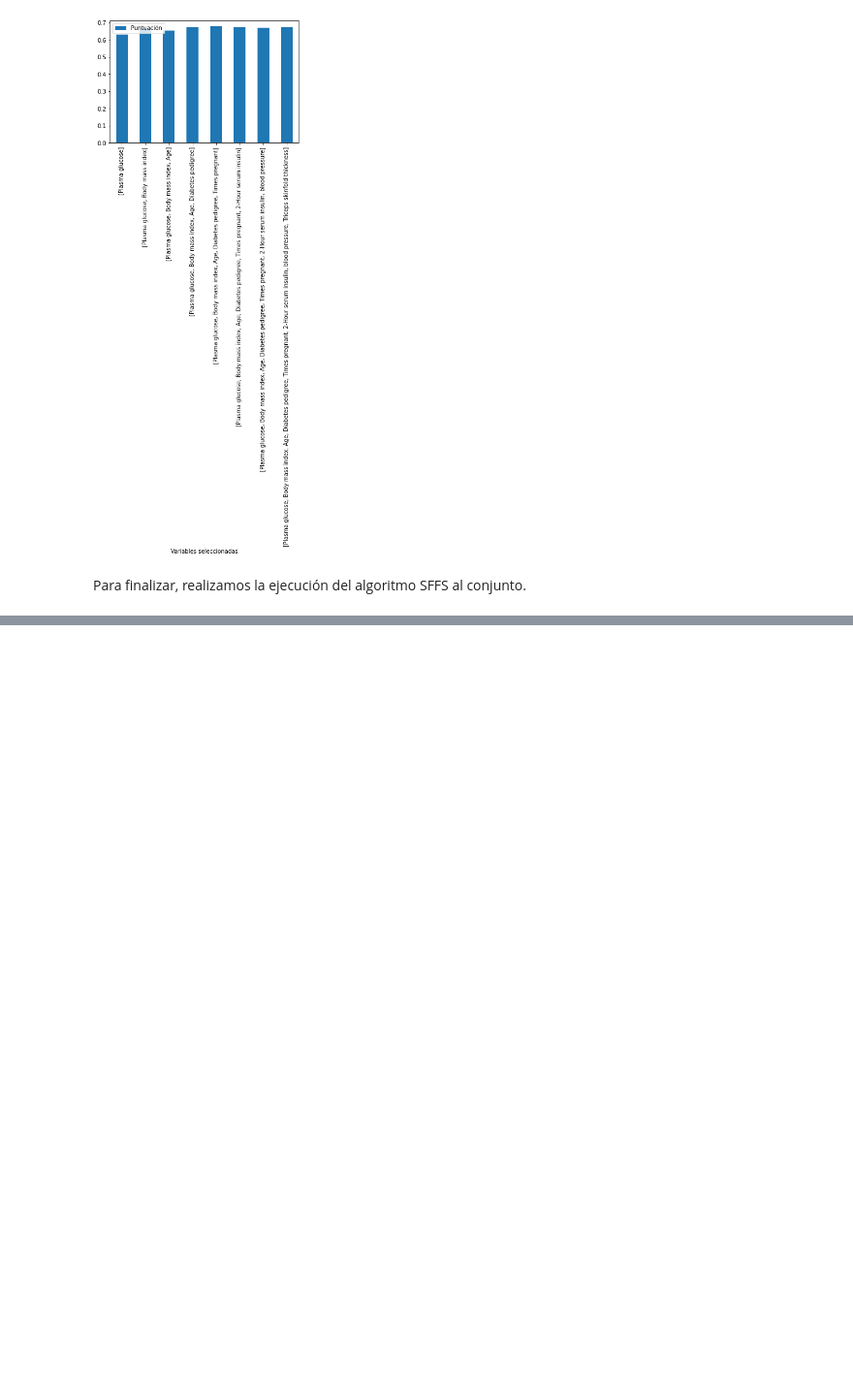
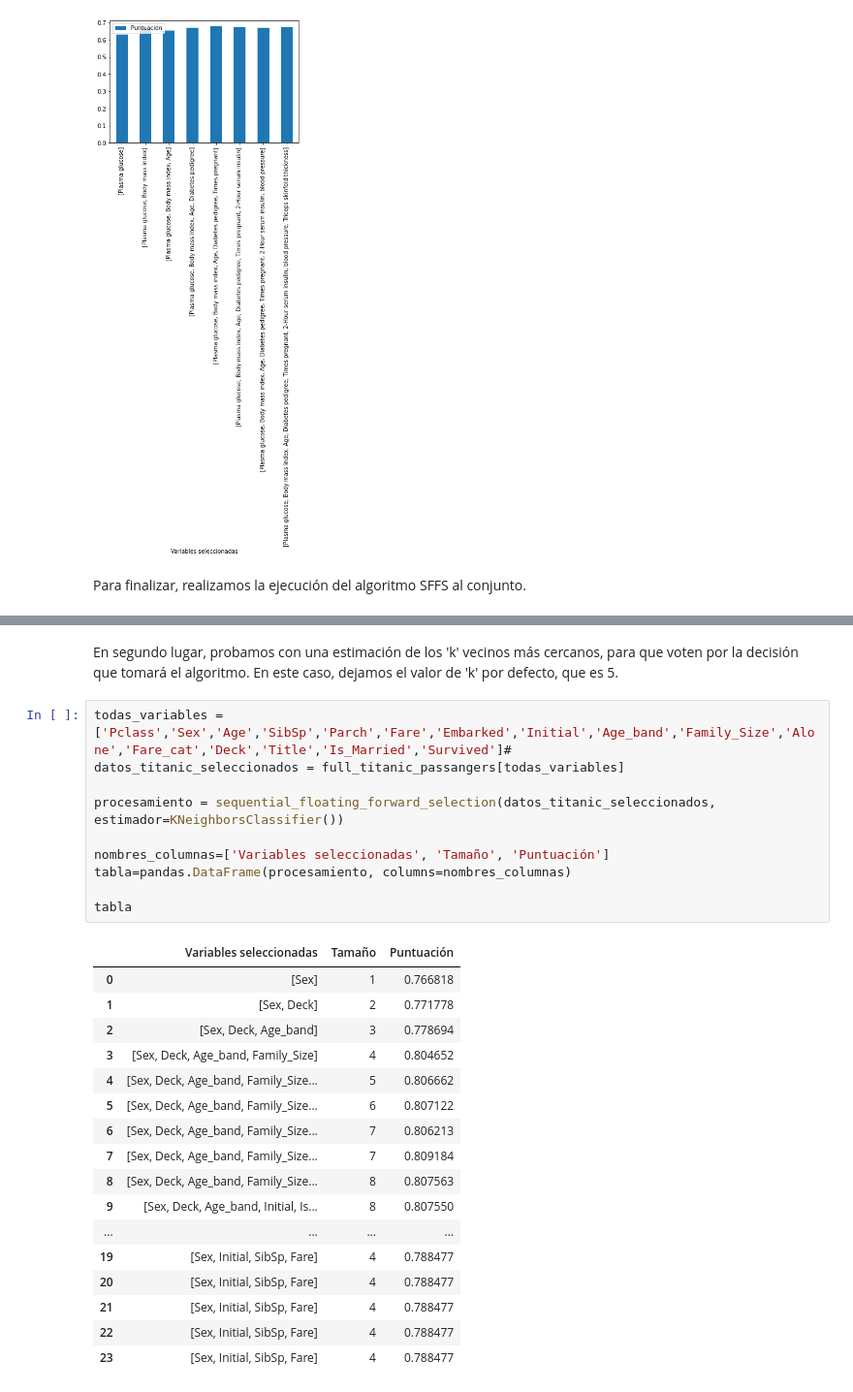
Before and after one commit to edubotdom/feature-selection, a Jupyter notebook: Selección de características.ipynb, the cells around one changed output, grey strips where cells are left out. Shown at 97% size. Drawn from its saved outputs; the diff is of its cells as text; blank space fills up the shorter version.

```diff
--- a/Selección de características.ipynb
+++ b/Selección de características.ipynb
@@ -978,0 +1028,30 @@ tabla.plot(kind='bar',x='Variables seleccionadas',y='Puntuación')
+# %% [markdown]
+En segundo lugar, probamos con una estimación de los 'k' vecinos más cercanos, para que voten por la decisión que tomará el algoritmo. En este caso, dejamos el valor de 'k' por defecto, que es 5.
+# %%
+todas_variables = ['Pclass','Sex','Age','SibSp','Parch','Fare','Embarked','Initial','Age_band','Family_Size','Alone','Fare_cat','Deck','Title','Is_Married','Survived']#
+datos_titanic_seleccionados = full_titanic_passangers[todas_variables]
+
+procesamiento = sequential_floating_forward_selection(datos_titanic_seleccionados, estimador=KNeighborsClassifier())
+
+nombres_columnas=['Variables seleccionadas', 'Tamaño', 'Puntuación']
+tabla=pandas.DataFrame(procesamiento, columns=nombres_columnas)
+
+tabla
+# %% [output]
+|  | Variables seleccionadas | Tamaño | Puntuación |
+| 0 | [Sex] | 1 | 0.766818 |
+| 1 | [Sex, Deck] | 2 | 0.771778 |
+| 2 | [Sex, Deck, Age_band] | 3 | 0.778694 |
+| 3 | [Sex, Deck, Age_band, Family_Size] | 4 | 0.804652 |
+| 4 | [Sex, Deck, Age_band, Family_Size... | 5 | 0.806662 |
+| 5 | [Sex, Deck, Age_band, Family_Size... | 6 | 0.807122 |
+| 6 | [Sex, Deck, Age_band, Family_Size... | 7 | 0.806213 |
+| 7 | [Sex, Deck, Age_band, Family_Size... | 7 | 0.809184 |
+| 8 | [Sex, Deck, Age_band, Family_Size... | 8 | 0.807563 |
+| 9 | [Sex, Deck, Age_band, Initial, Is... | 8 | 0.807550 |
+| ... | ... | ... | ... |
+| 19 | [Sex, Initial, SibSp, Fare] | 4 | 0.788477 |
+| 20 | [Sex, Initial, SibSp, Fare] | 4 | 0.788477 |
+| 21 | [Sex, Initial, SibSp, Fare] | 4 | 0.788477 |
+| 22 | [Sex, Initial, SibSp, Fare] | 4 | 0.788477 |
+| 23 | [Sex, Initial, SibSp, Fare] | 4 | 0.788477 |
```
Also changed, not shown: parts of 41 cells of this notebook, 3 other files.
